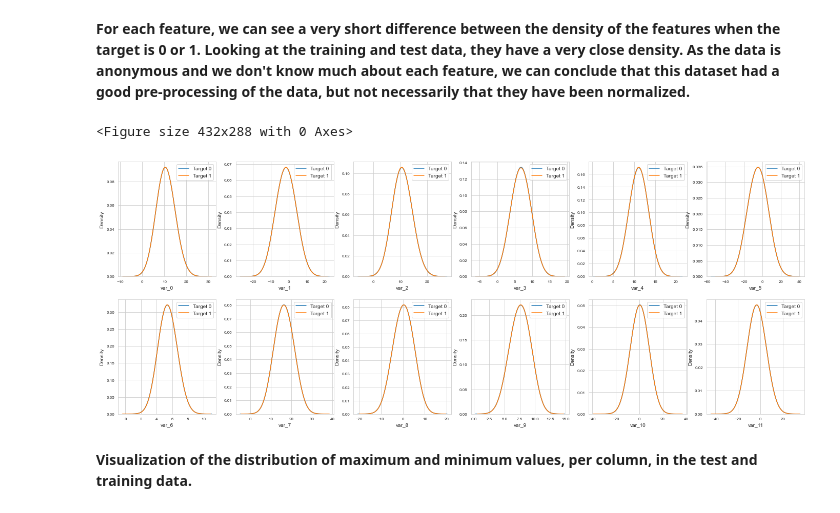
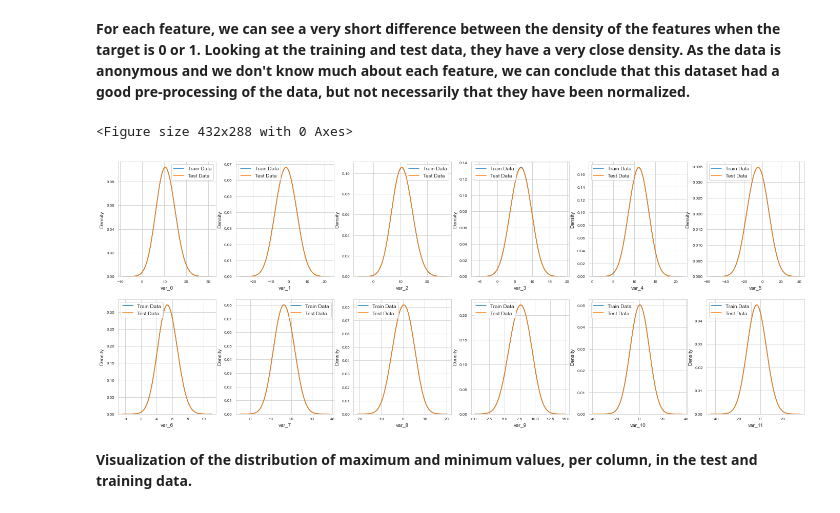
Before and after one commit to mirianfsilva/santander-customer-transaction-prediction, a Jupyter notebook: transaction-prediction.ipynb, the cells around one changed output. Cells and saved outputs as stored; diff of their text form; code cells hidden in the pictures.

```diff
--- a/transaction-prediction.ipynb
+++ b/transaction-prediction.ipynb
@@ -141,7 +141,7 @@ From the previous analysis above and the description of the data, we can conclud
 
 In the following two plots, we'll see the first 12 features distributions. The first, we will see the probability density of each variable with target 0 and 1 in the training data. And the second, the density of the distribution between the training and test sets.
 # %%
-def plotting_feature_distribution(df1, df2, features):
+def plotting_feature_distribution(df1, df2, lb1, lb2, features):
 
     sns.set_style('whitegrid')
     plt.figure()
@@ -153,8 +153,8 @@ def plotting_feature_distribution(df1, df2, features):
 
         plt.subplot(3,6,count)
 
-        sns.kdeplot(data=df1[feature], bw=1 ,cut=3, palette="crest", label="Target 0")
-        sns.kdeplot(data=df2[feature], bw=1, cut=3, palette="crest", label="Target 1")
+        sns.kdeplot(data=df1[feature], bw=1 ,cut=3, palette="crest", label=lb1)
+        sns.kdeplot(data=df2[feature], bw=1, cut=3, palette="crest", label=lb2)
         #bw_adjust=3, cut=3, fill=True, common_norm=False, palette="crest", alpha=.5, linewidth=0)
         locs, labels = plt.xticks()
 
@@ -175,10 +175,10 @@ plotting_feature_distribution(tgt0, tgt1, features)
 # %%
 #The first 12 features distribuitions, density of each dataset
 features = train_data.columns.values[2:14]
-plotting_feature_distribution(train_data, test_data, features)
+plotting_feature_distribution(train_data, test_data, "Train Data", "Test Data", features)
 # %% [output]
 <Figure size 432x288 with 0 Axes>
-[figure, old version]
+[figure, new version]
 # %% [markdown]
 **Visualization of the distribution of maximum and minimum values, per column, in the test and training data.**
 # %%
```
Also changed, not shown: parts of 11 cells of this notebook.
